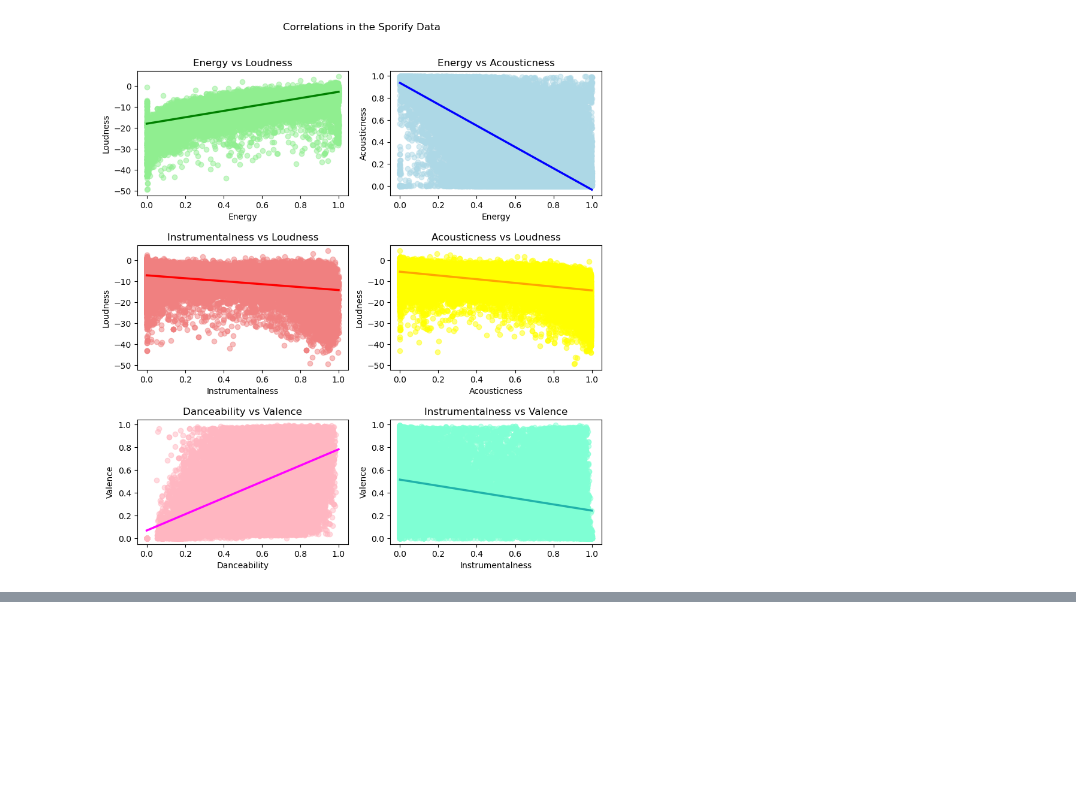
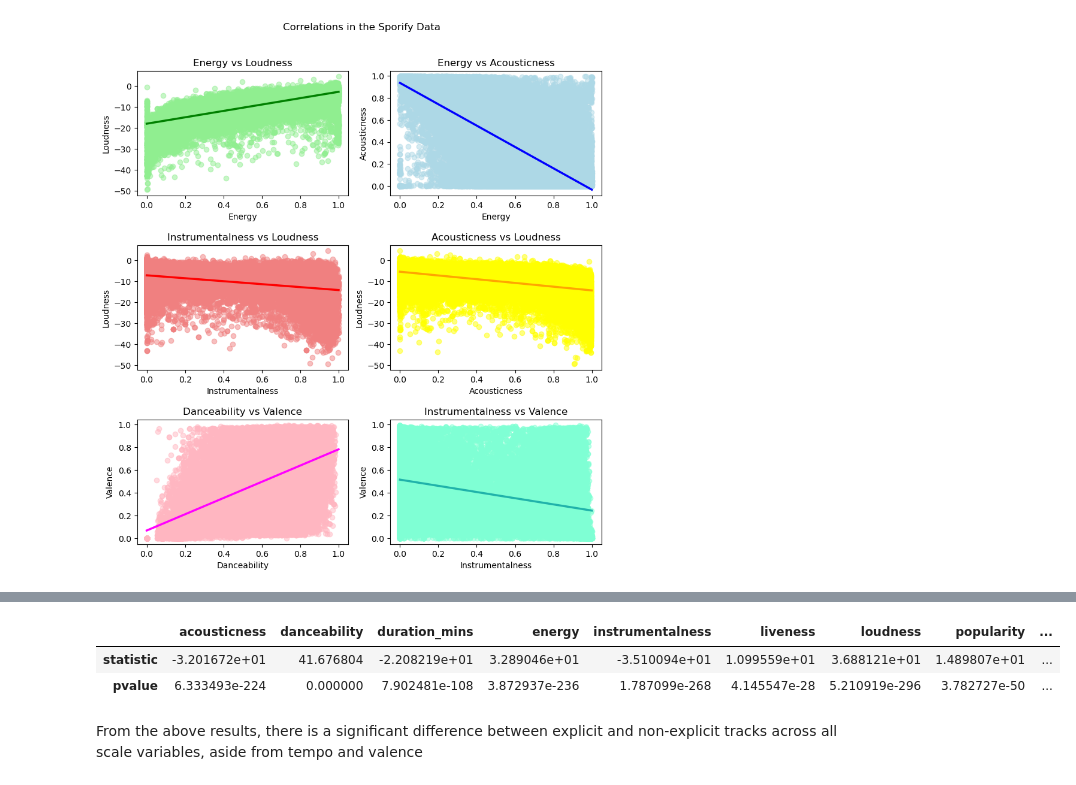
Before and after one commit to NiallRussell/PDFA-project, a Jupyter notebook: project.ipynb, the cells around one changed output, grey strips where cells are left out. Drawn from its saved outputs; the diff is of its cells as text; code cells hidden in the pictures; blank space fills up the shorter version.

Commit message:
t-test

```diff
--- a/project.ipynb
+++ b/project.ipynb
@@ -241,0 +257,19 @@ plt.show()
+# %%
+#Running t-tests to compare explicit and non-explicit songs across all scale variables
+#https://stackoverflow.com/questions/77568379/how-to-run-t-test-on-multiple-pandas-columns
+
+cols = df.columns.difference(["explicit", "track_id", "artists", "album_name", "track_name", "key", "duration_ms", "mode", "track_genre", "time_signature"])
+
+group1 = df[(df["explicit"]==True)]
+group2 = df[(df["explicit"]==False)]
+
+
+out = pd.DataFrame(ttest_ind(group1[cols], group2[cols]),
+                   columns=cols, index=['statistic', 'pvalue'])
+out
+# %% [output]
+|  | acousticness | danceability | duration_mins | energy | instrumentalness | liveness | loudness | popularity | ... |
+| statistic | -3.201672e+01 | 41.676804 | -2.208219e+01 | 3.289046e+01 | -3.510094e+01 | 1.099559e+01 | 3.688121e+01 | 1.489807e+01 | ... |
+| pvalue | 6.333493e-224 | 0.000000 | 7.902481e-108 | 3.872937e-236 | 1.787099e-268 | 4.145547e-28 | 5.210919e-296 | 3.782727e-50 | ... |
+# %% [markdown]
+From the above results, there is a significant difference between explicit and non-explicit tracks across all scale variables, aside from tempo and valence
```
Also changed, not shown: parts of 3 cells of this notebook.
